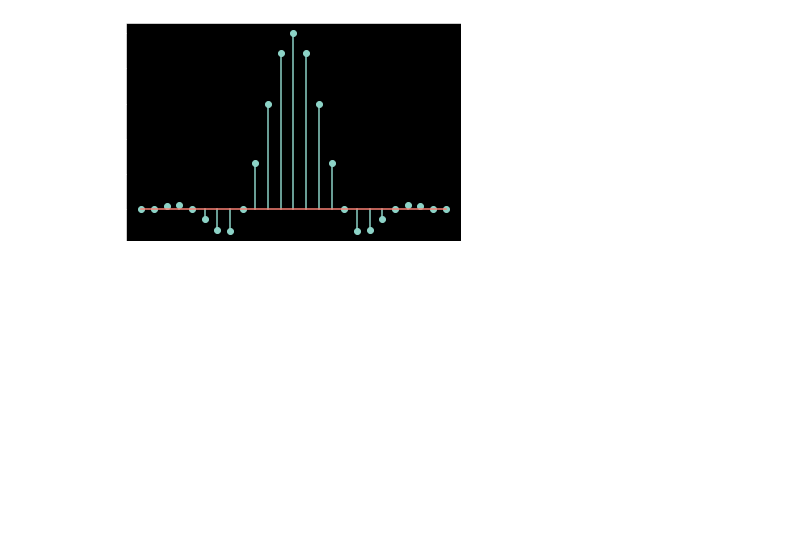
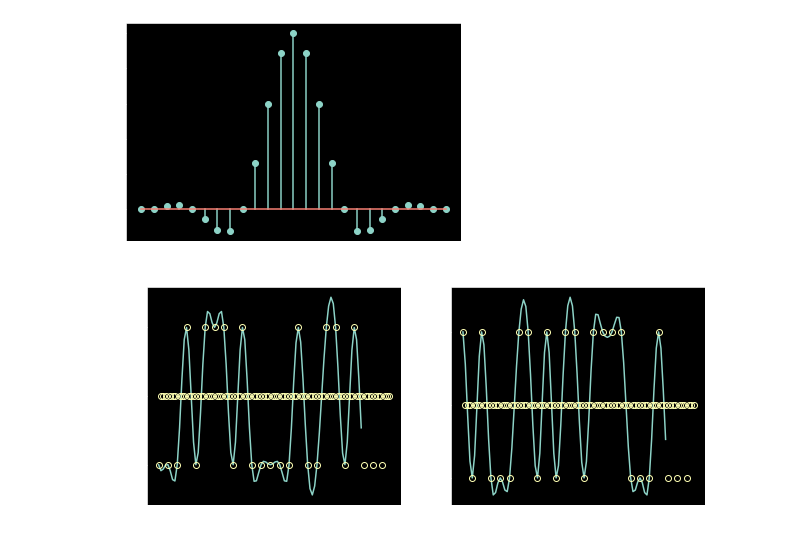
Before and after one commit to mohantyk/dsp_in_comm, a Jupyter notebook: chap5.ipynb, the cells around one changed output. Saved outputs shown, nothing was run; the diff lists cells and outputs as text; code cells hidden in the pictures; blank space fills up the shorter version.

Commit message:
Add waveform plots, and signal traces.

```diff
--- a/chap5.ipynb
+++ b/chap5.ipynb
@@ -91,9 +91,10 @@ def rcosine(osr, β):
         warnings.simplefilter('ignore') # For Divide by zero
         rcos_filt = np.sinc(t) * cos(pi*β*t) / (1-(2*β*t)**2)
     rcos_filt[np.isinf(rcos_filt)] = (pi/4)*np.sinc(1/(2*β))
-    return rcos_filt
+    delay = duration[1]*osr # Delay of impulse peak in samples
+    return rcos_filt, delay
 
-plt.stem(rcosine(4, 0.5));
+plt.stem(rcosine(4, 0.5)[0]);
 # %% [output]
 [figure]
 # %%
@@ -105,6 +106,22 @@ def zero_stuff(symbols, osr):
 
 def waveform_mapping(symbols, osr=4, beta=0.5):
     sample_stream = zero_stuff(symbols, osr)
-    pulse = rcosine(osr, beta)
+    pulse, delay = rcosine(osr, beta)
     output_samples = signal.lfilter(pulse, 1, sample_stream)
-    return output_samples
+    return output_samples, delay
+# %%
+random_bits = np.random.choice([0, 1], 50)
+qpsk = mapper.qpsk(random_bits)
+sample_stream = zero_stuff(qpsk, 4)
+waveform, delay = waveform_mapping(qpsk, 4)
+
+_, (ax1, ax2) = plt.subplots(1, 2, figsize=(10,4))
+ax1.plot(waveform[delay:].real) # Move back waveform to see sample alignment
+ax1.plot(sample_stream.real, 'o', fillstyle='none')
+ax1.set_yticks([-0.707, 0, 0.707])
+
+ax2.plot(waveform[delay:].imag) # Move back waveform to see sample alignment
+ax2.plot(sample_stream.imag, 'o', fillstyle='none')
+ax2.set_yticks([-0.707, 0, 0.707]);
+# %% [output]
+[figure, added]
```
Also changed, not shown: parts of 3 cells of this notebook.
